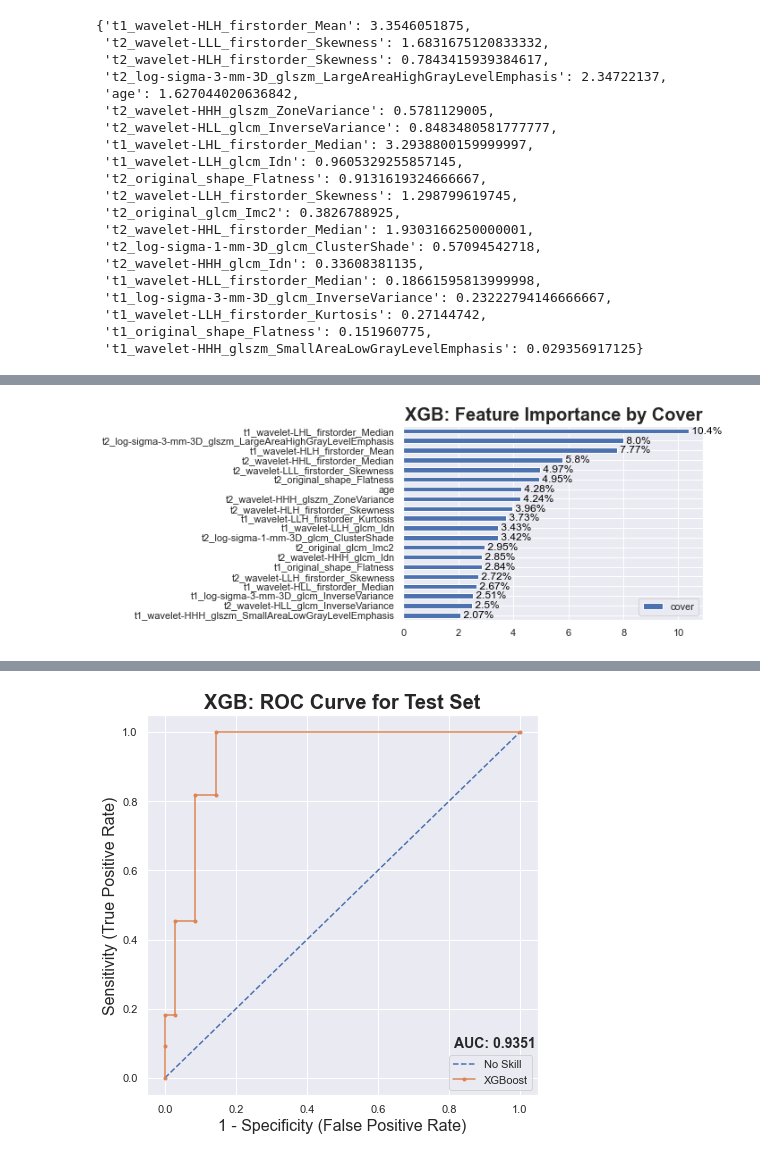
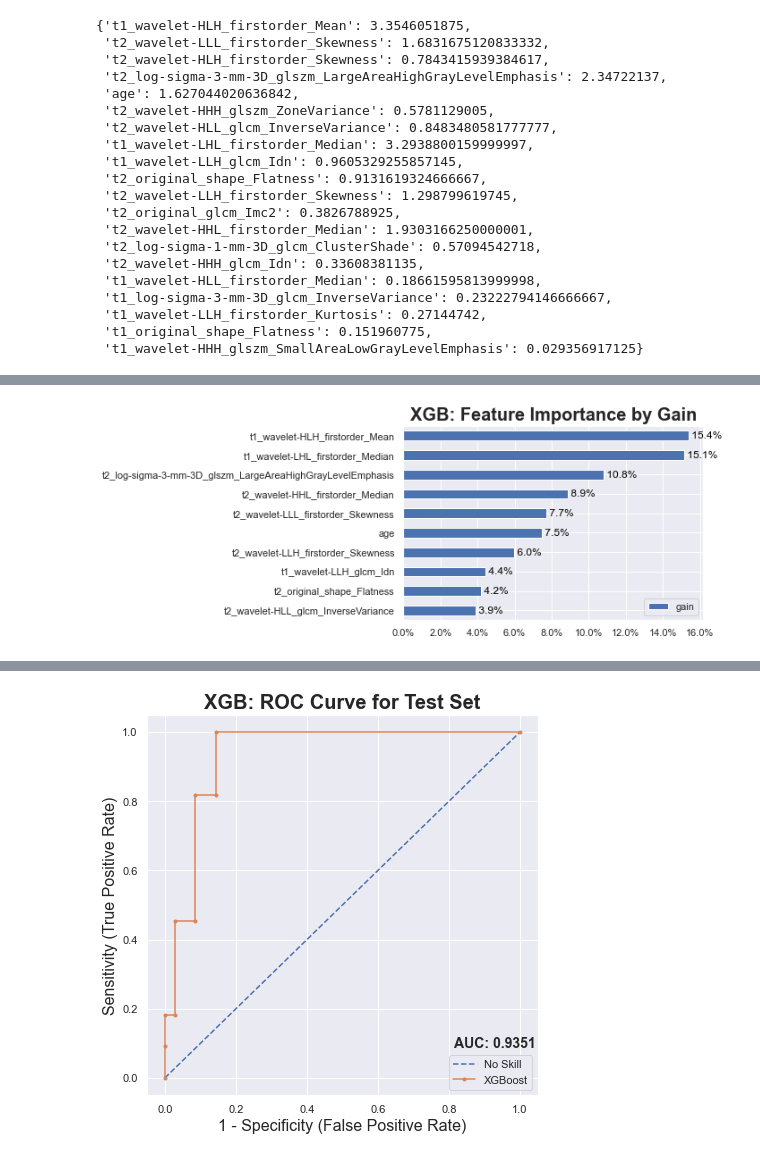
Before and after one commit to koalateectrl/tumor-classification, a Jupyter notebook: PNET_study/pnet-hgg/pnet-hgg.ipynb, the cells around one changed output, grey strips where cells are left out. Saved outputs shown, nothing was run; the diff lists cells and outputs as text; code cells hidden in the pictures.

Commit message:
created feature important graph for XGB

```diff
--- a/PNET_study/pnet-hgg/pnet-hgg.ipynb
+++ b/PNET_study/pnet-hgg/pnet-hgg.ipynb
@@ -25,7 +26,7 @@ import matplotlib.ticker as mtick
 import seaborn as sns
 sns.set()
 # %%
-df = pd.read_excel("/Users/michaelzhang/Desktop/pnet_features/pnet-hgg_sp_t1t2.xlsx")
+df = pd.read_excel("/Users/samwwong/Desktop/tumor-classification/PNET_study/pnet-hgg/pnet-hgg_sp_t1t2.xlsx")
 # %%
 df.head()
 # %% [output]
@@ -37,7 +38,7 @@ df.head()
 | 4 | hgg | gbm | SEG_CG_HGG-GBM_U_0006_t1--6 | CG_HGG-GBM_U_0006 | F | 178.75 | CG | -55.605650 | ... |
 5 rows × 1807 columns
 # %%
-reduced_features = pd.read_excel("/Users/michaelzhang/Desktop/pnet_features/pnet-hgg_LASSO.xlsx")
+reduced_features = pd.read_excel("/Users/samwwong/Desktop/tumor-classification/PNET_study/pnet-hgg/pnet-hgg_LASSO.xlsx")
 # %%
 reduced_features_list = reduced_features.loc[reduced_features['pnet_hgg'].isnull() == False, ['pnet_hgg']].values.tolist()
 # %%
@@ -859,13 +867,20 @@ xgb_model.get_booster().get_score(importance_type = f)
  't1_original_shape_Flatness': 0.151960775,
  't1_wavelet-HHH_glszm_SmallAreaLowGrayLevelEmphasis': 0.029356917125}
 # %%
-feature_important = xgb_model.get_booster().get_score(importance_type='weight')
-keys = list(feature_important.keys())
-values = list(feature_important.values())
+def feature_importance_graph(xgb_model, importance_type = 'gain', top = 20):
+    feature_important = xgb_model.get_booster().get_score(importance_type = importance_type)
+    values = np.array(list(feature_important.values()))
+    values = values / sum(values)
+    data = pd.DataFrame(data=values,
+                        index=feature_important.keys(),
+                        columns=[importance_type]).sort_values(by = importance_type, ascending=True)
+    values = np.array(data[importance_type])[-1 * top:]
 
-data = pd.DataFrame(data=values, index=keys, columns=["weight"]).sort_values(by = "weight", ascending=True)
-data.plot(kind='barh'); #semi colon to hide AxesSubplot
-plt.title('XGB: Feature Importance by Weight', fontsize = 20, fontweight='semibold')
+    # Making the plot
+    data.iloc[-1 * top:].plot(kind='barh')
+    plt.title('XGB: Feature Importance by ' + str(importance_type).capitalize(), fontsize = 20, fontweight='semibold')
+    for i, v in enumerate(values):
+        plt.text(v, i, " {:.1%}".format(v), fontsize=12, color='black', va = 'center')
 
-for i, v in enumerate(sorted(values)):
-    plt.text(v, i, " " + str(v), color='black', va = 'center')
+    plt.gca().xaxis.set_major_formatter(PercentFormatter(1))
+    plt.show()
@@ -887,13 +887,4 @@ for i, v in enumerate(sorted(values)):
-# %%
-feature_important = xgb_model.get_booster().get_score(importance_type='cover')
-keys = list(feature_important.keys())
-values = list(feature_important.values())
-
-data = pd.DataFrame(data=values, index=keys, columns=["cover"]).sort_values(by = "cover", ascending=True)
-data.plot(kind='barh'); #semi colon to hide AxesSubplot
-plt.title('XGB: Feature Importance by Cover', fontsize = 20, fontweight='semibold')
-
-for i, v in enumerate(sorted(values)):
-    plt.text(v, i, " {:.3}%".format(v), fontsize=12, color='black', va = 'center')
-# %% [output]
-[figure, removed]
+# %%
+feature_importance_graph(xgb_model, 'gain', 10)
+# %% [output]
+[figure, added]
```
Also changed, not shown: parts of 7 cells of this notebook.
